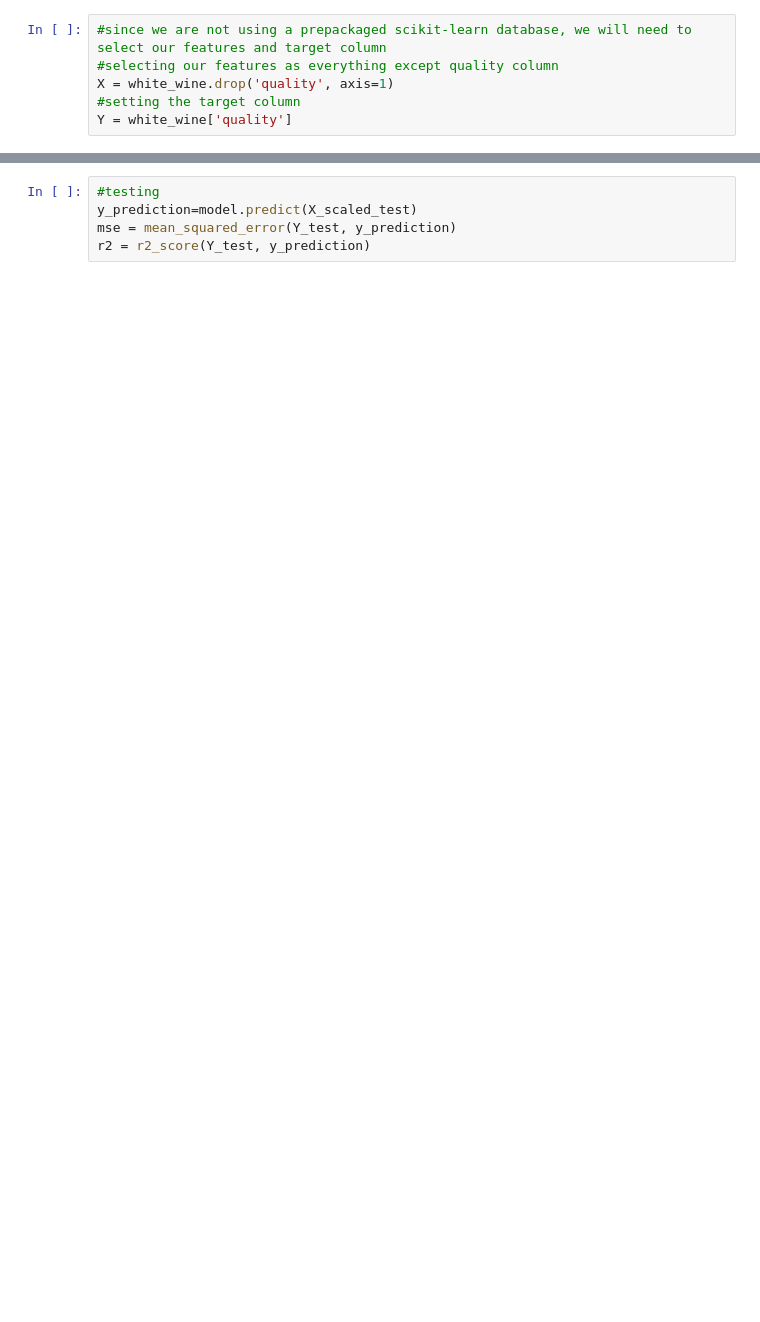
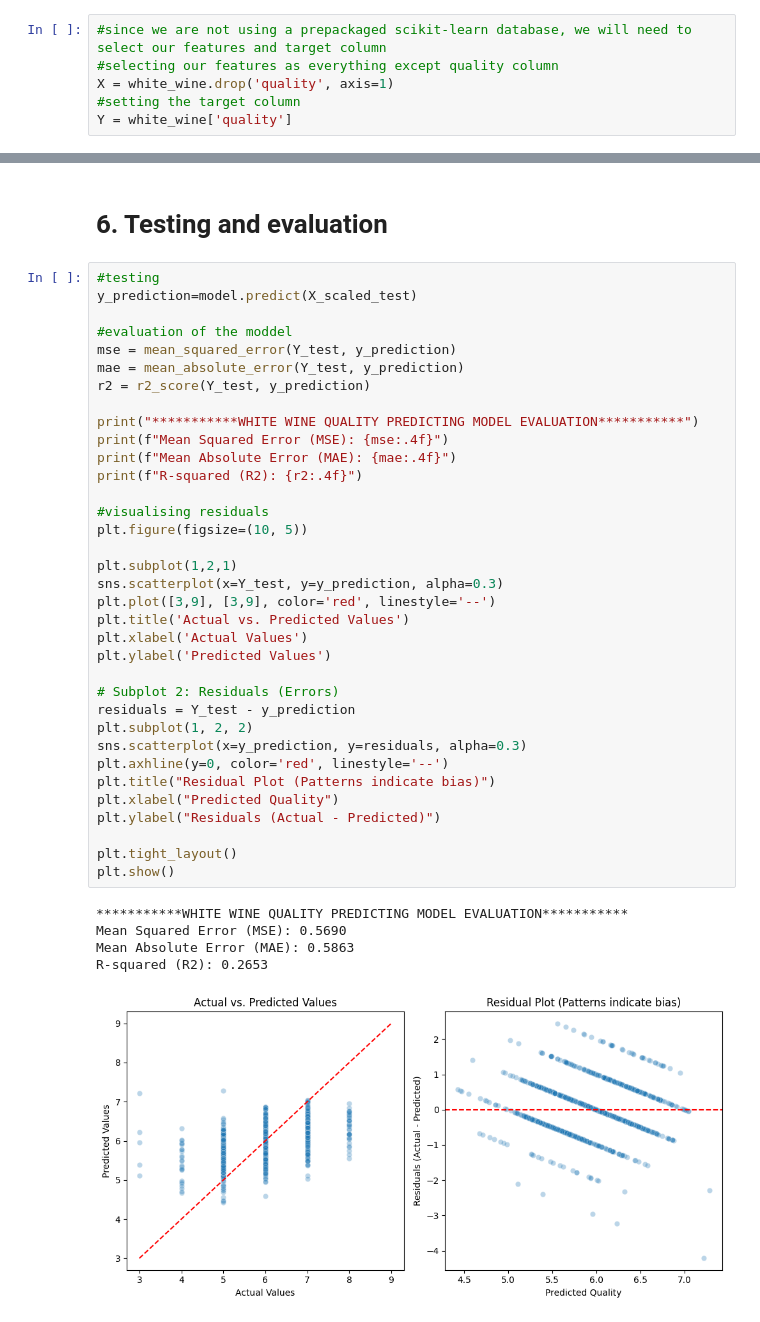
Before and after one commit to Grenki-with-cheese/CN6005_GroupProject_u2213935, a Jupyter notebook: LR_Model.ipynb, the cells around one changed output, grey strips where cells are left out. Cells and saved outputs as stored; diff of their text form; blank space fills up the shorter version.

```diff
--- a/LR_Model.ipynb
+++ b/LR_Model.ipynb
@@ -94,8 +125,46 @@ print("Coefficient (b1): ", np.round(model.coef_,3))
 Intercept (b0):  5.871
 Coefficient (b1):  [ 0.039 -0.195 -0.007  0.366 -0.001  0.085 -0.01  -0.375  0.09   0.074
   0.281]
-# %%
-#testing
-y_prediction=model.predict(X_scaled_test)
-mse = mean_squared_error(Y_test, y_prediction)
-r2 = r2_score(Y_test, y_prediction)
+# %% [markdown]
+# 6. Testing and evaluation
+# %%
+#testing
+y_prediction=model.predict(X_scaled_test)
+
+#evaluation of the moddel
+mse = mean_squared_error(Y_test, y_prediction)
+mae = mean_absolute_error(Y_test, y_prediction)
+r2 = r2_score(Y_test, y_prediction)
+
+print("***********WHITE WINE QUALITY PREDICTING MODEL EVALUATION***********")
+print(f"Mean Squared Error (MSE): {mse:.4f}")
+print(f"Mean Absolute Error (MAE): {mae:.4f}")
+print(f"R-squared (R2): {r2:.4f}")
+
+#visualising residuals
+plt.figure(figsize=(10, 5))
+
+plt.subplot(1,2,1)
+sns.scatterplot(x=Y_test, y=y_prediction, alpha=0.3)
+plt.plot([3,9], [3,9], color='red', linestyle='--')
+plt.title('Actual vs. Predicted Values')
+plt.xlabel('Actual Values')
+plt.ylabel('Predicted Values')
+
+# Subplot 2: Residuals (Errors)
+residuals = Y_test - y_prediction
+plt.subplot(1, 2, 2)
+sns.scatterplot(x=y_prediction, y=residuals, alpha=0.3)
+plt.axhline(y=0, color='red', linestyle='--')
+plt.title("Residual Plot (Patterns indicate bias)")
+plt.xlabel("Predicted Quality")
+plt.ylabel("Residuals (Actual - Predicted)")
+
+plt.tight_layout()
+plt.show()
+# %% [output]
+***********WHITE WINE QUALITY PREDICTING MODEL EVALUATION***********
+Mean Squared Error (MSE): 0.5690
+Mean Absolute Error (MAE): 0.5863
+R-squared (R2): 0.2653
+[figure, added]
```
Also changed, not shown: parts of 18 cells of this notebook.
